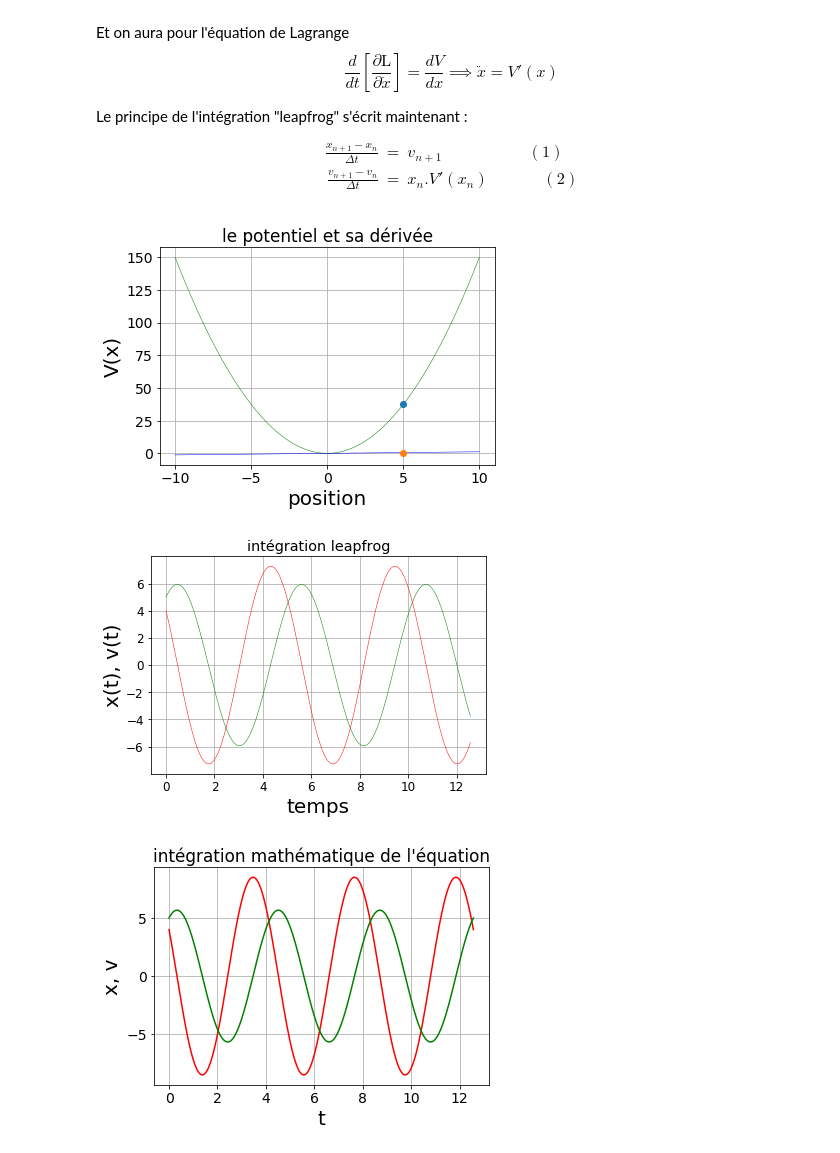
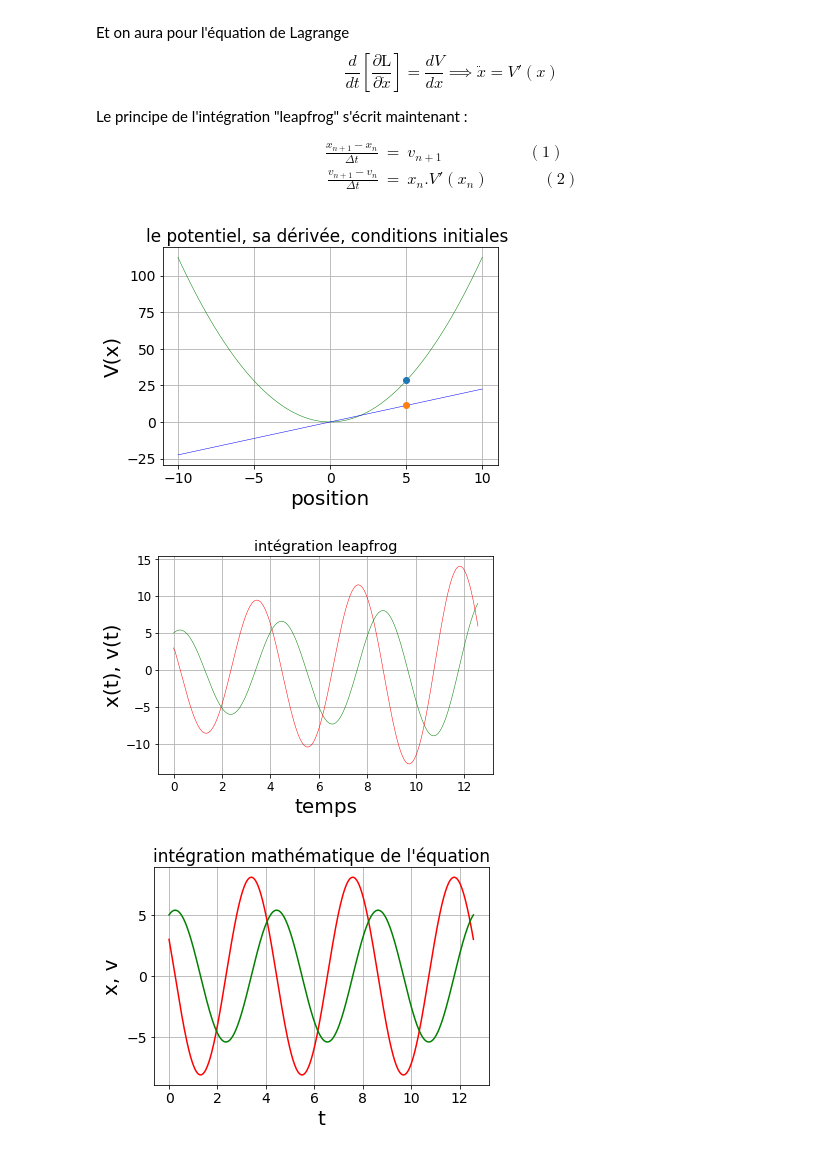
Before and after one commit to Yves-LEMEN/potentiel-discret, a Jupyter notebook: potentiel discret.ipynb, the cells around one changed output. Drawn from its saved outputs; the diff is of its cells as text; code cells hidden in the pictures.

```diff
--- a/potentiel discret.ipynb
+++ b/potentiel discret.ipynb
@@ -22,36 +22,33 @@ Le principe de l'intégration "leapfrog" s'écrit maintenant :
 from pylab import *
 import numpy as np
 ###############################################################################
-# Entrée des paramètres +/-l limites d'espace, x point courant, Nn pas, omeg pulsation
+# Entrée des paramètres +/-l limites d'espace, xp point courant, Nn pas, omeg pulsation
 
 l=10.0
-
 Nn=500
-Mm=600
-omeg=1.5
-t = np.linspace(-l, l, Nn)
-
+xp = np.linspace(-l, l, Nn)
 s = np.linspace(-l, l, Nn-1) #utilisé pour les vecteurs dérivés qui n'ont que Nn-1 composantes
-
+dxp=xp[1]-xp[0]
+ds=s[1]-s[0]
 
 ##################################################################
 # entrée des paramètres temporels - limite de temps tps pas temporel Mm
 
-tps=3*2*3.141596/omeg
+Mm=600
+omeg=1.5
+tps=3*2*3.141596/omeg #temps caractéristique posé égal à 3 fois la période
 tp=np.linspace(0,tps,Mm)
 dtp = tp[1] - tp[0]
 
 ###############################################################################
 # chargement du potentiel quadratique
 
-V = omeg*t**2
+V = (omeg**2/2)*xp**2
 
 ###############################################################################
 # Conditions initiales
 x0=5.0
-v0=4.0
-xc=x0 #utilisé pour tester les fonctions de calcul potentiel
-
+v0=3.0
 
 
 
@@ -71,15 +68,15 @@ def potiel(x,l,Nn, V):
 def dVdx(l, Nn, V):
         deltaV=zeros(Nn-1)
         for i in range(0,Nn-1):
-                deltaV[i]=(V[i+1]-V[i])
+                deltaV[i]=(V[i+1]-V[i])*((Nn)/(2*l))
         return deltaV
 
 
 ###############################################################################
 # calcul de la valeur de la dérivée du potentiel en un point x avec interpolation
-def derivpot(x,l,Nn, Vprim):
-        i=int((Nn-1)*(x+l)/(2*l))
-        r=(Nn-1)*(x+l)/(2*l)-i
+def derivpot(z,l,Nn, Vprim):
+        i=int((Nn-1)*(z+l)/(2*l))
+        r=(Nn-1)*(z+l)/(2*l)-i
         pot=(Vprim[i]+r*(Vprim[i+1]-Vprim[i]))
 
         return pot
@@ -100,10 +97,9 @@ def resoudre(x0,v0):
     k0= derivpot(x[0],l,Nn,Vprim)
 
     for i in range(Mm-1):
-        v[i + 1] = v[i] - dtp*x[i]*omeg
+        v[i + 1] = v[i] - dtp*k0
         x[i + 1] = x[i] + dtp*v[i + 1]
-        #k0=derivpot(x[i-1],l,Nn,Vprim)
-
+        k0=derivpot(x[i-1],l,Nn,Vprim)
 
 ###########################################################################
 # Solution
@@ -129,14 +125,15 @@ rcParams["axes.grid"] = True
 rcParams['font.size'] = 14
 rcParams['axes.labelsize'] = 20
 figure()
-plt.plot(t,V,'g',linewidth=0.5)
-plt.plot(xc,potiel(xc,l,Nn, V),"o")
+
+plt.plot(xp,V,'g',linewidth=0.5)
+plt.plot(x0,potiel(x0,l,Nn, V),"o")
 plt.plot(s,Vprim, 'b',linewidth=0.5)
-plt.plot(xc,derivpot(xc,l,Nn, Vprim),"o")
+plt.plot(x0,derivpot(x0,l,Nn, Vprim),"o")
 
 xlabel("position")
 ylabel("V(x)")
-plt.title ("le potentiel et sa dérivée")
+plt.title ("le potentiel, sa dérivée, conditions initiales ")
 ###############################################################################
 show()
 
@@ -153,33 +150,33 @@ xlabel("temps")
 ylabel("x(t), v(t)")
 plt.title ("intégration leapfrog")
 ###############################################################################
 show()
 ###############################################################################
 
 
 
 
 ##########################################################################
 # résolution numérique directe
 phi=math.atan(omeg*x0/v0)
 A=x0/sin(phi)
 
 S=A*sin(phi+omeg*tp)
 
 COS=omeg*A*cos(phi+omeg*tp)
 ###############################################################################
 rcParams["axes.grid"] = True
 rcParams['font.size'] = 14
 rcParams['axes.labelsize'] = 20
 figure()
 plt.plot(tp,COS,'r')
 plt.plot(tp,S,'g')
 xlabel("t")
 ylabel("x, v")
 plt.title ("intégration mathématique de l'équation")
 
 show()
 # %% [output]
-[figure, old version]
+[figure, new version]
-[figure, old version]
+[figure, new version]
-[figure, old version]
+[figure, new version]
```
